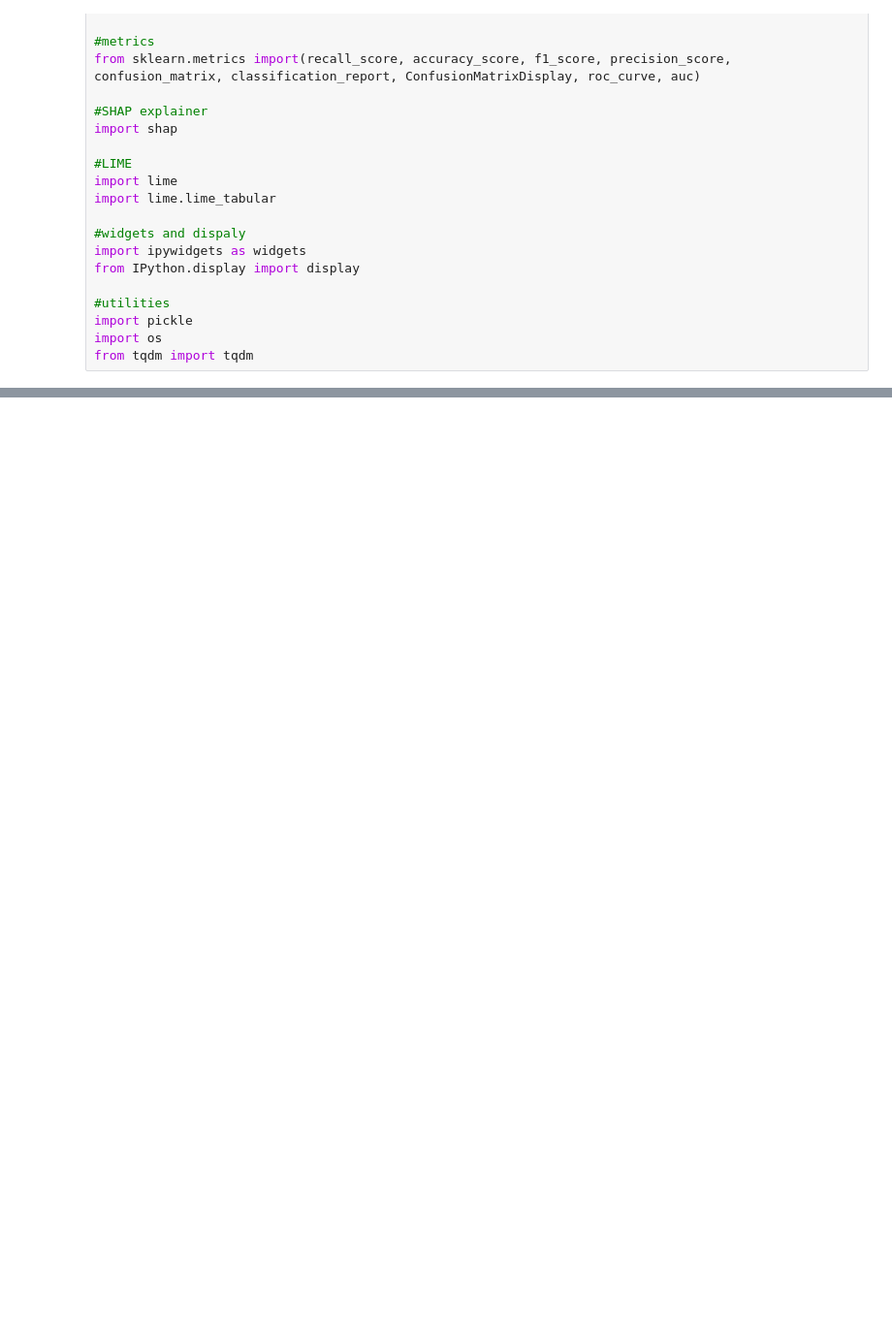
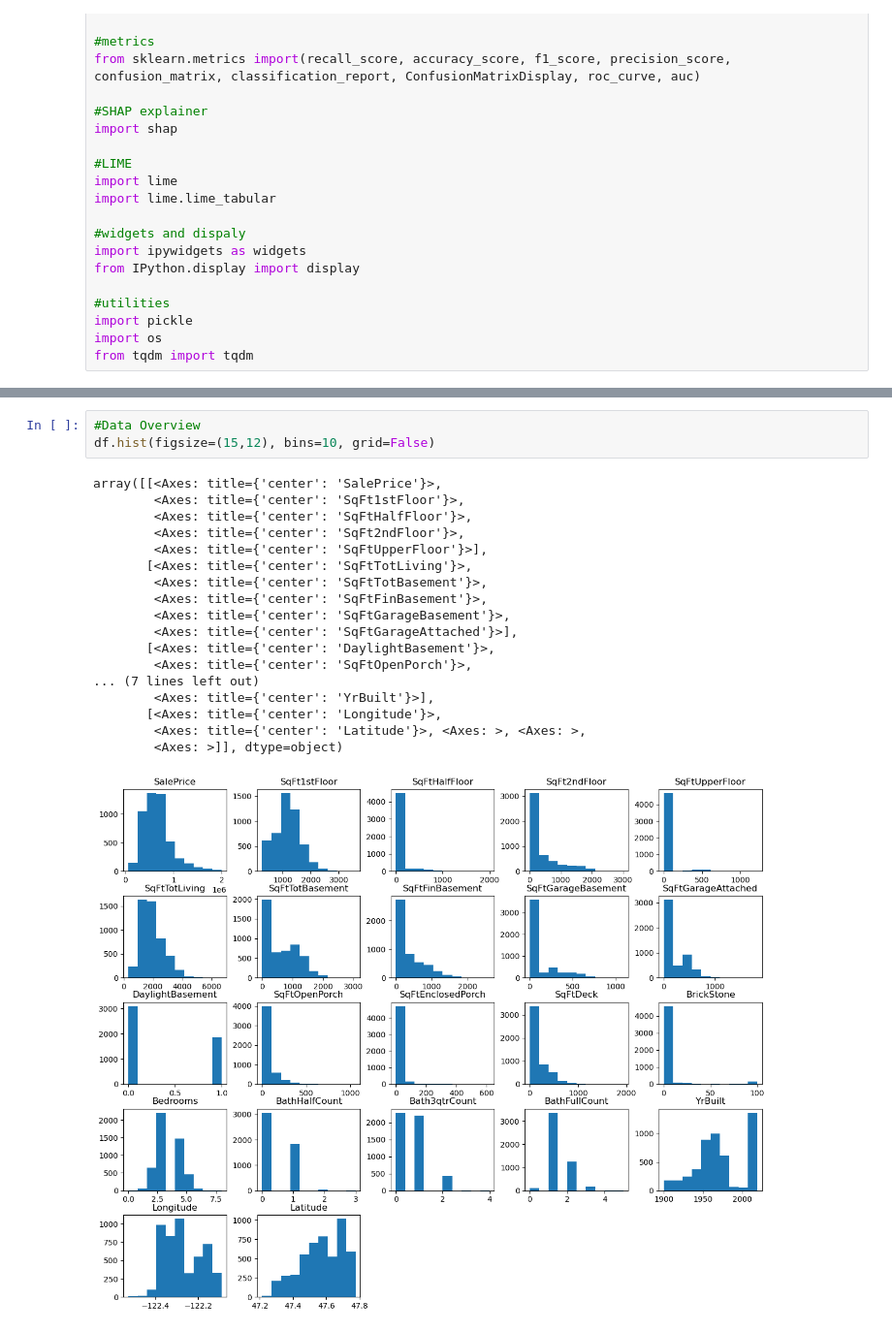
Before and after one commit to shintaronakamura28/Housing_sale_price_prediction, a Jupyter notebook: housing_analysis.ipynb, the cells around one changed output, grey strips where cells are left out. Shown at 97% size. Drawn from its saved outputs; the diff is of its cells as text; blank space fills up the shorter version.

```diff
--- a/housing_analysis.ipynb
+++ b/housing_analysis.ipynb
@@ -63,0 +209,22 @@ mm
+# %%
+#Data Overview
+df.hist(figsize=(15,12), bins=10, grid=False)
+# %% [output]
+array([[<Axes: title={'center': 'SalePrice'}>,
+        <Axes: title={'center': 'SqFt1stFloor'}>,
+        <Axes: title={'center': 'SqFtHalfFloor'}>,
+        <Axes: title={'center': 'SqFt2ndFloor'}>,
+        <Axes: title={'center': 'SqFtUpperFloor'}>],
+       [<Axes: title={'center': 'SqFtTotLiving'}>,
+        <Axes: title={'center': 'SqFtTotBasement'}>,
+        <Axes: title={'center': 'SqFtFinBasement'}>,
+        <Axes: title={'center': 'SqFtGarageBasement'}>,
+        <Axes: title={'center': 'SqFtGarageAttached'}>],
+       [<Axes: title={'center': 'DaylightBasement'}>,
+        <Axes: title={'center': 'SqFtOpenPorch'}>,
+... (7 lines left out)
+        <Axes: title={'center': 'YrBuilt'}>],
+       [<Axes: title={'center': 'Longitude'}>,
+        <Axes: title={'center': 'Latitude'}>, <Axes: >, <Axes: >,
+        <Axes: >]], dtype=object)
+[figure, added]
```
Also changed, not shown: parts of 16 cells of this notebook.
